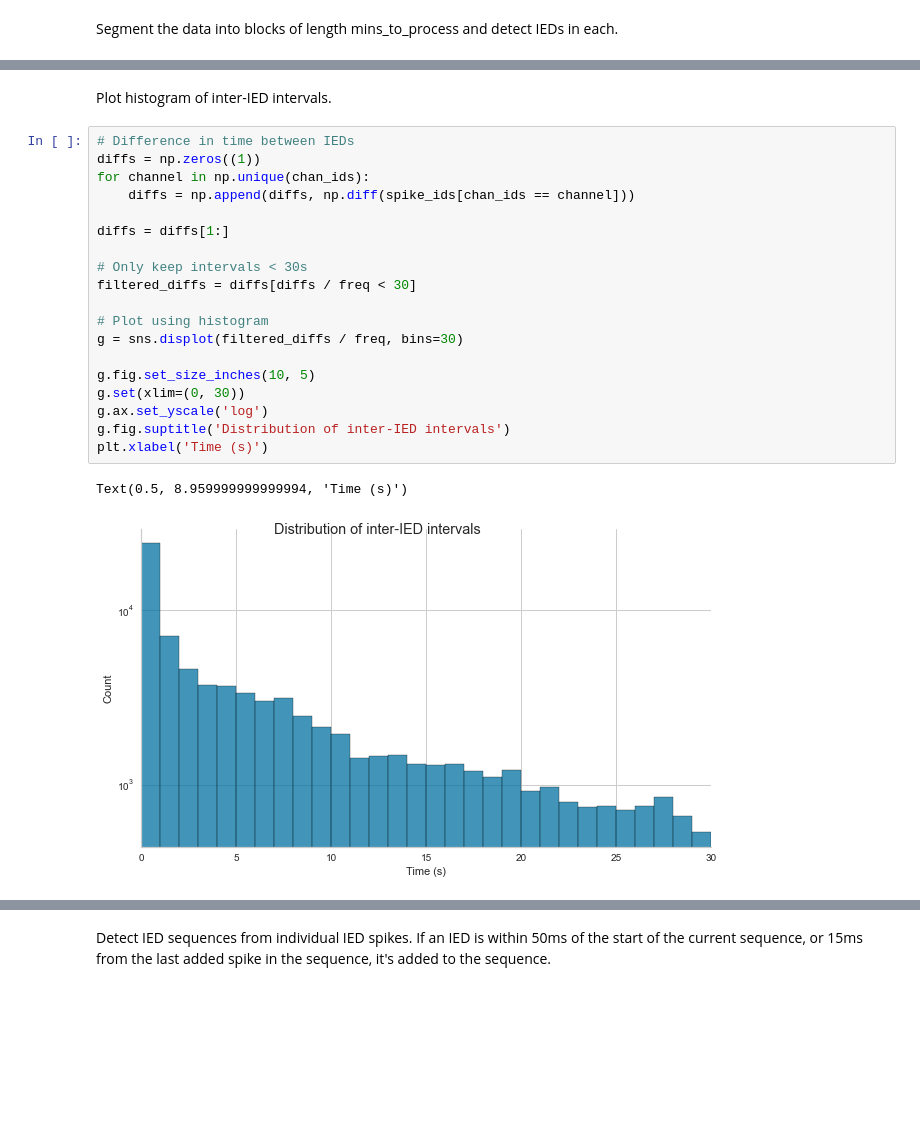
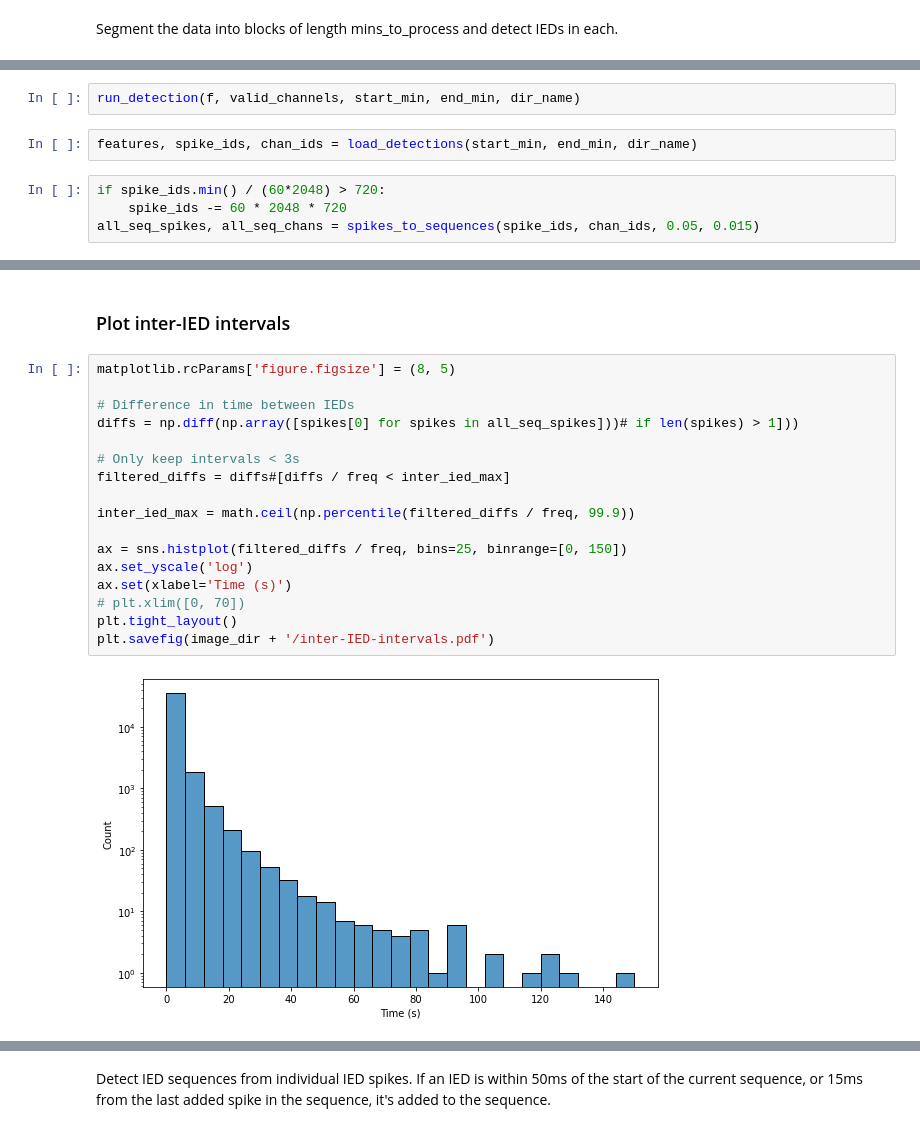
Before and after one commit to norrisjamie23/forecasting-epileptic-discharges, a Jupyter notebook: IED_sequence_detection-BeSa.ipynb, the cells around one changed output, grey strips where cells are left out. Drawn from its saved outputs; the diff is of its cells as text; blank space fills up the shorter version.

```diff
--- a/IED_sequence_detection-BeSa.ipynb
+++ b/IED_sequence_detection-BeSa.ipynb
@@ -235,0 +74,8 @@ chan_ids = np.concatenate((np.load('full_run/chan_ids_45_545.npy'),
+# %%
+run_detection(f, valid_channels, start_min, end_min, dir_name)
+# %%
+features, spike_ids, chan_ids = load_detections(start_min, end_min, dir_name)
+# %%
+if spike_ids.min() / (60*2048) > 720:
+    spike_ids -= 60 * 2048 * 720
+all_seq_spikes, all_seq_chans = spikes_to_sequences(spike_ids, chan_ids, 0.05, 0.015)
@@ -236,24 +102,21 @@ chan_ids = np.concatenate((np.load('full_run/chan_ids_45_545.npy'),
 # %% [markdown]
-Plot histogram of inter-IED intervals.
+### Plot inter-IED intervals
-# %%
-# Difference in time between IEDs
-diffs = np.zeros((1))
-for channel in np.unique(chan_ids):
-    diffs = np.append(diffs, np.diff(spike_ids[chan_ids == channel]))
-
-diffs = diffs[1:]
-
-# Only keep intervals < 30s
-filtered_diffs = diffs[diffs / freq < 30]
-
-# Plot using histogram
-g = sns.displot(filtered_diffs / freq, bins=30)
-
-g.fig.set_size_inches(10, 5)
-g.set(xlim=(0, 30))
-g.ax.set_yscale('log')
-g.fig.suptitle('Distribution of inter-IED intervals')
-plt.xlabel('Time (s)')
-# %% [output]
-Text(0.5, 8.959999999999994, 'Time (s)')
-[figure, removed]
+# %%
+matplotlib.rcParams['figure.figsize'] = (8, 5)
+
+# Difference in time between IEDs
+diffs = np.diff(np.array([spikes[0] for spikes in all_seq_spikes]))# if len(spikes) > 1]))
+
+# Only keep intervals < 3s
+filtered_diffs = diffs#[diffs / freq < inter_ied_max]
+
+inter_ied_max = math.ceil(np.percentile(filtered_diffs / freq, 99.9))
+
+ax = sns.histplot(filtered_diffs / freq, bins=25, binrange=[0, 150])
+ax.set_yscale('log')
+ax.set(xlabel='Time (s)')
+# plt.xlim([0, 70])
+plt.tight_layout()
+plt.savefig(image_dir + '/inter-IED-intervals.pdf')
+# %% [output]
+[figure, added]
```
Also changed, not shown: parts of 120 cells of this notebook, 7 other files.
